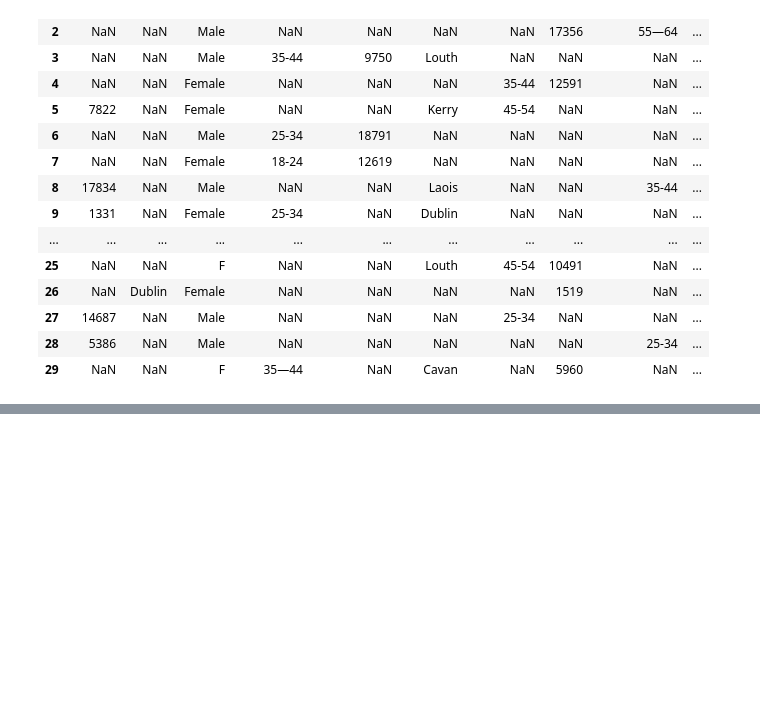
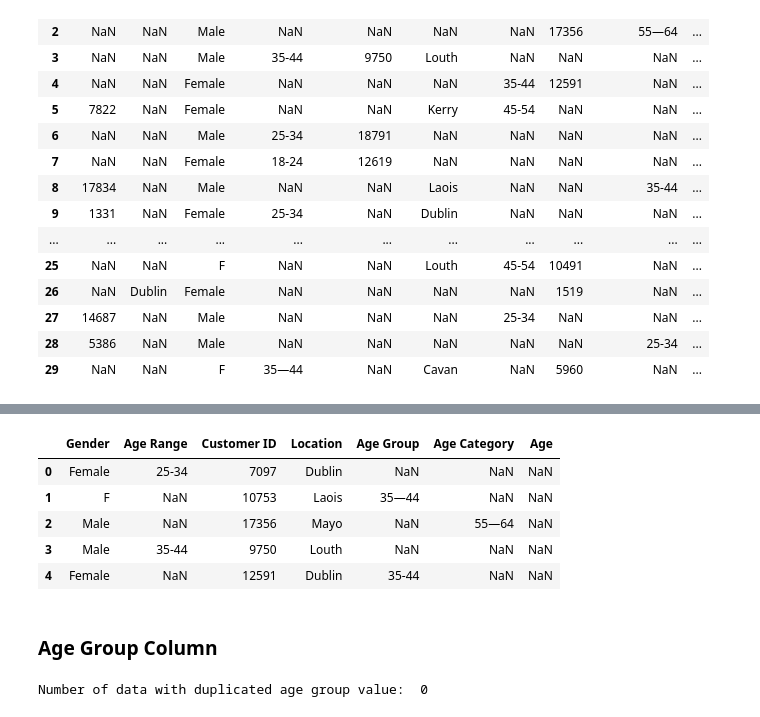
Before and after one commit to trandat9h/retail-sale-data-processing, a Jupyter notebook: Processing.ipynb, the cells around one changed output, grey strips where cells are left out. Cells and saved outputs as stored; diff of their text form; code cells hidden in the pictures; blank space fills up the shorter version.

```diff
--- a/Processing.ipynb
+++ b/Processing.ipynb
@@ -285,0 +318,19 @@ Might be derived from one of there columns: `Cust ID`, `Customer ID` and `ID`
+# %%
+customer_detail_df["Location"] = customer_detail_df[cols].bfill(axis=1).iloc[:, 0]
+customer_detail_df = customer_detail_df.drop(["From", "City"], axis=1)
+
+customer_detail_df.head()
+# %% [output]
+|  | Gender | Age Range | Customer ID | Location | Age Group | Age Category | Age |
+| 0 | Female | 25-34 | 7097 | Dublin | NaN | NaN | NaN |
+| 1 | F | NaN | 10753 | Laois | 35—44 | NaN | NaN |
+| 2 | Male | NaN | 17356 | Mayo | NaN | 55—64 | NaN |
+| 3 | Male | 35-44 | 9750 | Louth | NaN | NaN | NaN |
+| 4 | Female | NaN | 12591 | Dublin | 35-44 | NaN | NaN |
+# %% [markdown]
+### Age Group Column
+# %%
+cols = ["Age Range", "Age Group", "Age Category", "Age"]
+print("Number of data with duplicated age group value: ", (customer_detail_df[cols].notna().sum(axis=1) != 1).sum())
+# %% [output]
+Number of data with duplicated age group value:  0
```
Also changed, not shown: parts of 11 cells of this notebook.
